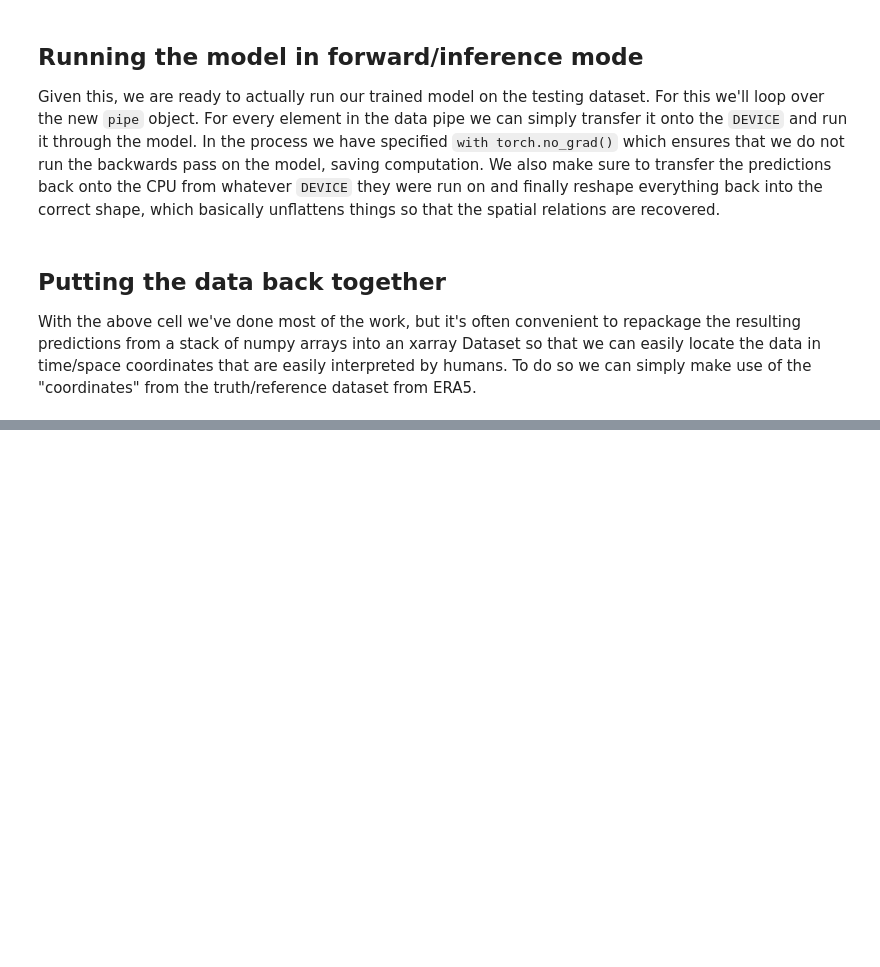
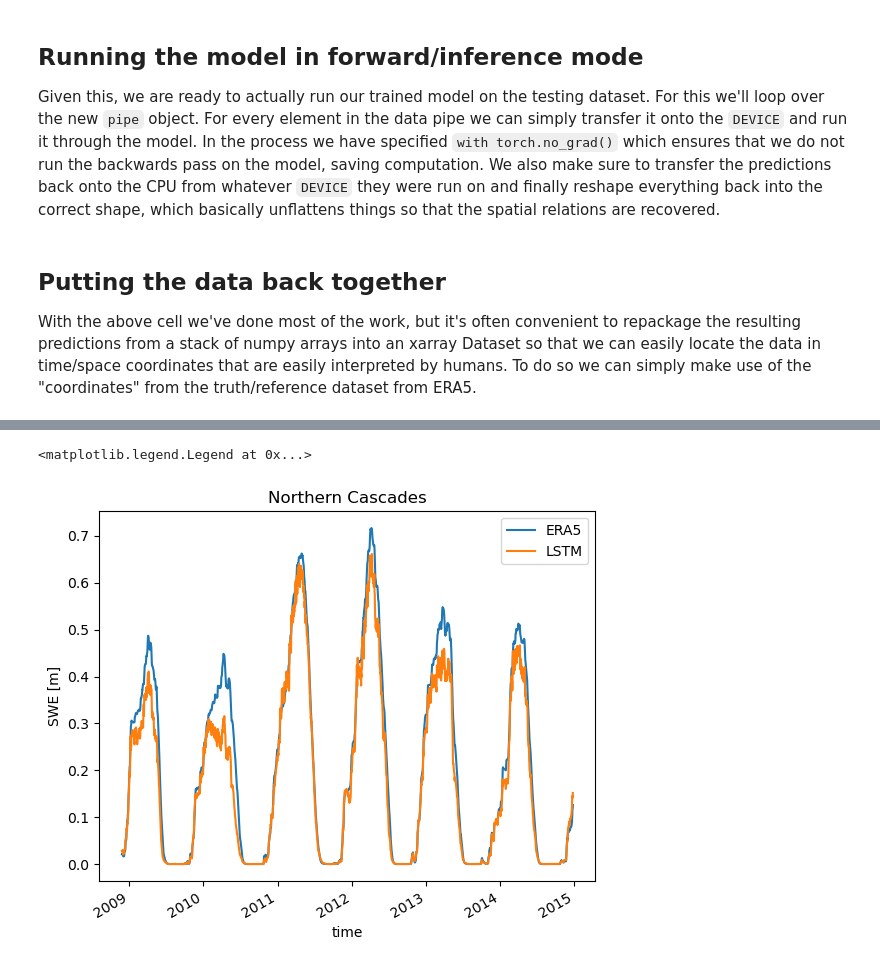
Before and after one commit to geo-smart/global_lstm_swe_modeling, a Jupyter notebook: book/3_application_on_testing_data.ipynb, the cells around one changed output, grey strips where cells are left out. Cells and saved outputs as stored; diff of their text form; code cells hidden in the pictures; blank space fills up the shorter version.

```diff
--- a/book/3_application_on_testing_data.ipynb
+++ b/book/3_application_on_testing_data.ipynb
@@ -116,5 +164,10 @@ plt.title('Southern Rockies')
 # %%
-loc = {'lat': slice(49, 47), 'lon': slice(238, 240), }# 'method': 'nearest'}
-swe_true.sel(**loc).mean(dim=['lat', 'lon']).plot()
-(3 * swe_pred).sel(**loc).mean(dim=['lat', 'lon']).plot()
+loc = {'lat': slice(49, 47), 'lon': slice(238, 240), }
+swe_true.sel(**loc).mean(dim=['lat', 'lon']).plot(label='ERA5')
+swe_pred.sel(**loc).mean(dim=['lat', 'lon']).plot(label='LSTM')
 plt.title('Northern Cascades')
+plt.ylabel('SWE [m]')
+plt.legend()
+# %% [output]
+<matplotlib.legend.Legend at 0x...>
+[figure, added]
```
Also changed, not shown: parts of 20 cells of this notebook, 11 other files.
